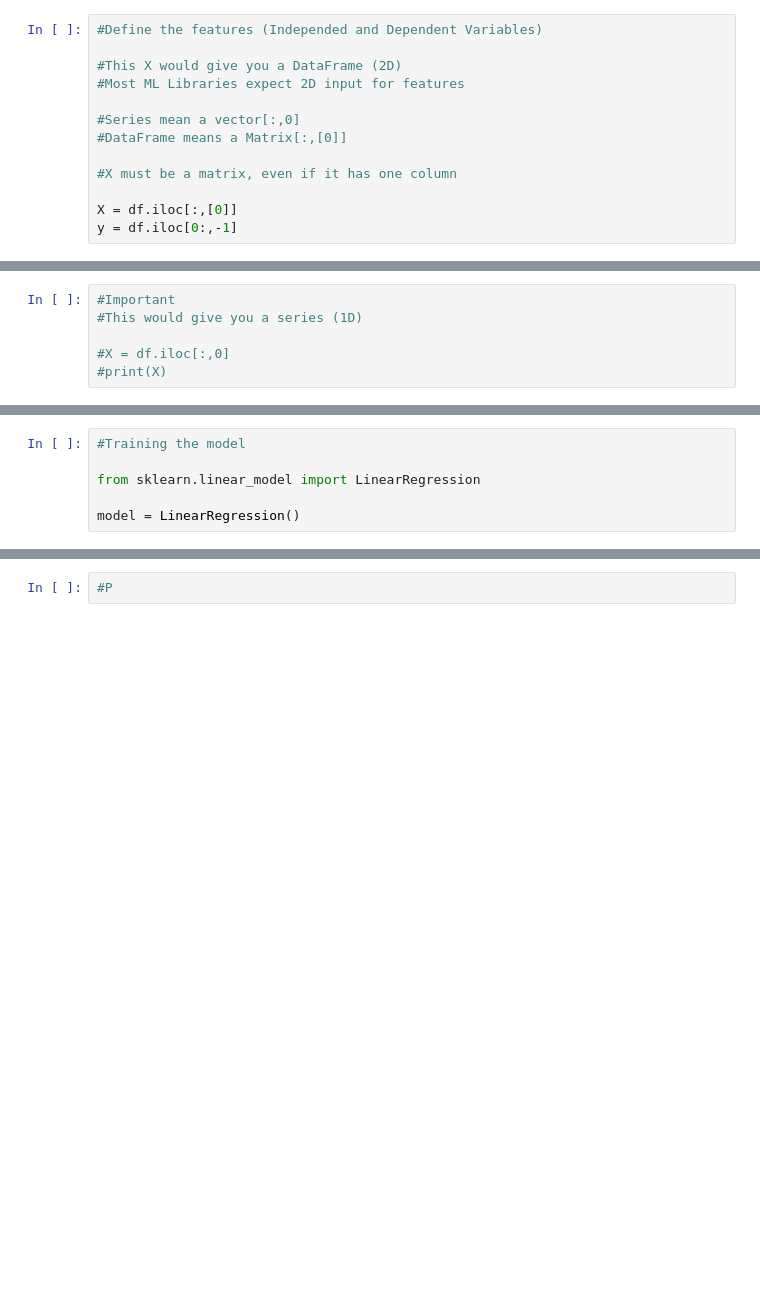
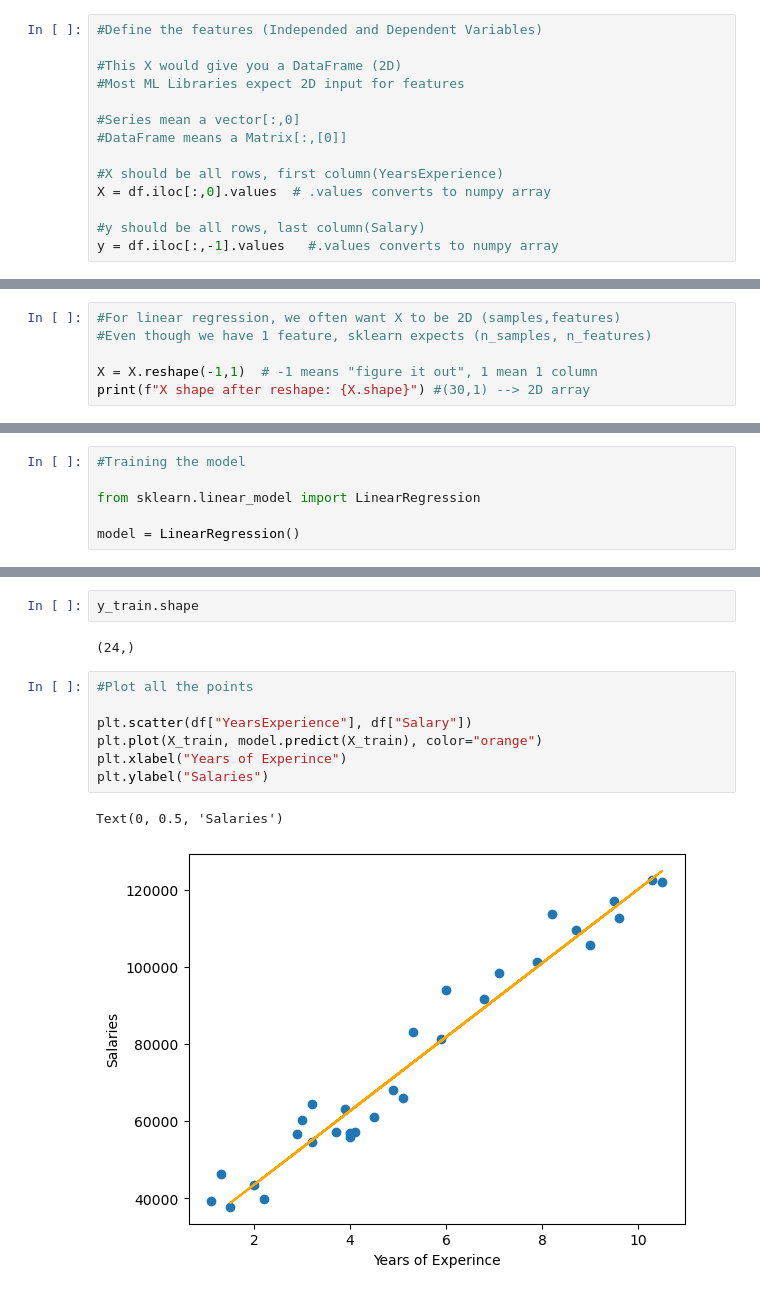
Before and after one commit to the-liyanage/from-scratch, a Jupyter notebook: regression/basic-linear-regression/gradient_desc.ipynb, the cells around one changed output, grey strips where cells are left out. Saved outputs shown, nothing was run; the diff lists cells and outputs as text; blank space fills up the shorter version.

Commit message:
added the test-train split

```diff
--- a/regression/basic-linear-regression/gradient_desc.ipynb
+++ b/regression/basic-linear-regression/gradient_desc.ipynb
@@ -34,7 +43,8 @@ Text(0, 0.5, 'Salaries')
 #Series mean a vector[:,0]
 #DataFrame means a Matrix[:,[0]]
 
-#X must be a matrix, even if it has one column
+#X should be all rows, first column(YearsExperience)
+X = df.iloc[:,0].values  # .values converts to numpy array
 
-X = df.iloc[:,[0]]
-y = df.iloc[0:,-1]
+#y should be all rows, last column(Salary)
+y = df.iloc[:,-1].values   #.values converts to numpy array
@@ -41,6 +59,6 @@ y = df.iloc[0:,-1]
 # %%
-#Important
-#This would give you a series (1D)
+#For linear regression, we often want X to be 2D (samples,features)
+#Even though we have 1 feature, sklearn expects (n_samples, n_features)
 
-#X = df.iloc[:,0]
-#print(X)
+X = X.reshape(-1,1)  # -1 means "figure it out", 1 mean 1 column
+print(f"X shape after reshape: {X.shape}") #(30,1) --> 2D array
@@ -84,2 +137,14 @@ The intercept is, 24393.16915194835
+# %%
+y_train.shape
+# %% [output]
+(24,)
 # %%
-#P
+#Plot all the points
+
+plt.scatter(df["YearsExperience"], df["Salary"])
+plt.plot(X_train, model.predict(X_train), color="orange")
+plt.xlabel("Years of Experince")
+plt.ylabel("Salaries")
+# %% [output]
+Text(0, 0.5, 'Salaries')
+[figure, added]
```
Also changed, not shown: parts of 19 cells of this notebook.
